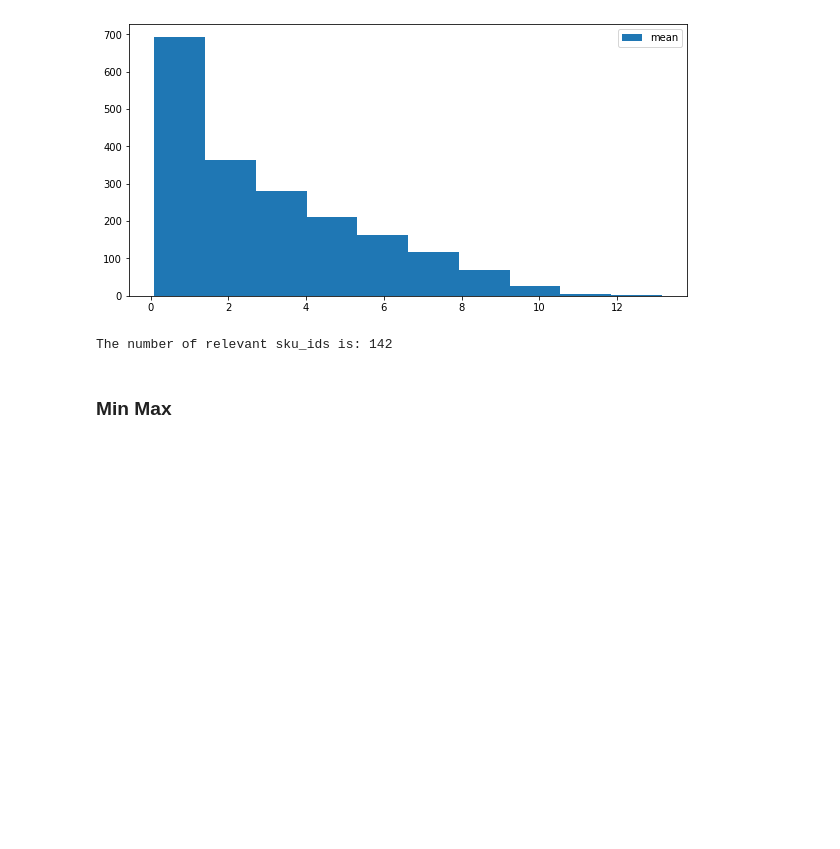
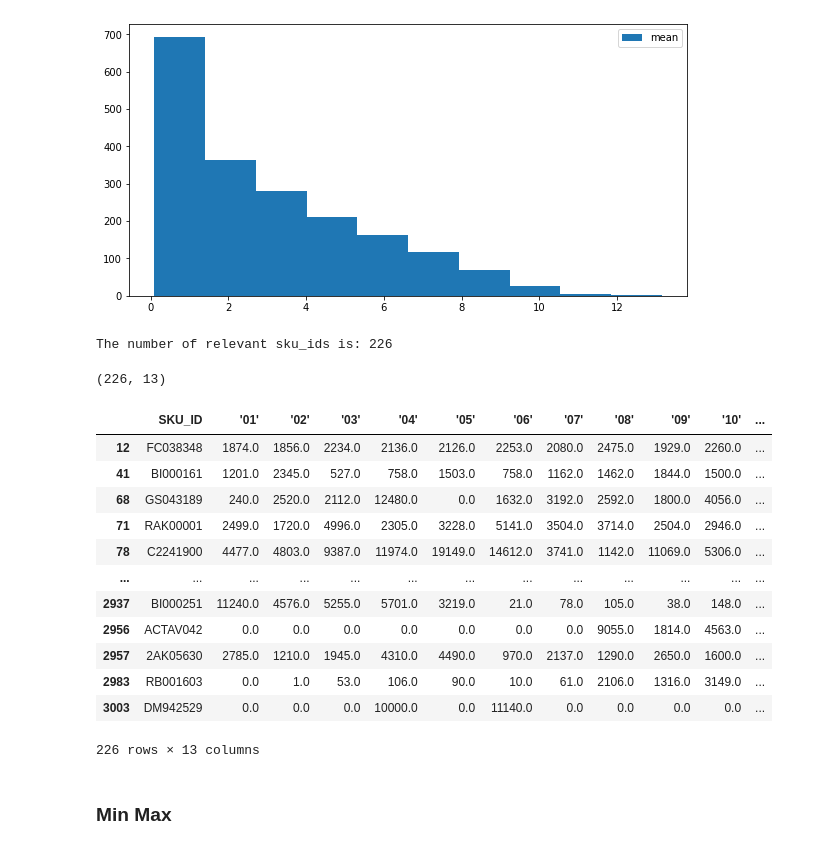
Before and after one commit to omeryefet/SLE2, a Jupyter notebook: MinMax.ipynb, the cells around one changed output. Cells and saved outputs as stored; diff of their text form; code cells hidden in the pictures; blank space fills up the shorter version.

```diff
--- a/MinMax.ipynb
+++ b/MinMax.ipynb
@@ -58,7 +58,7 @@ plt.plot(np.arange(len(demands_sum['cumsum_perc'])),demands_sum['cumsum_perc'])
 # plt.ylabel = 'Latitude'
 # plt.title('xlabels() function')
 plt.show()
-demands_sum['Up_To'] = demands_sum['cumsum_perc'] <= 70
+demands_sum['Up_To'] = demands_sum['cumsum_perc'] <= 80
 good_sku_ids = demands_sum[demands_sum['Up_To']]
 a_list_sku_ids = good_sku_ids['SKU_ID']
 print(f'Group A includes {len(list(a_list_sku_ids))} items')
@@ -90,4 +90,4 @@ lst2 = sku_ids_0to95 + sku_ids_over105
 relevant_sku_ids = list(set(lst1) & set(lst2)) # sku_ids of products that is not good (less or more)
 print(f'The number of relevant sku_ids is: {len(relevant_sku_ids)}')
 # %% [output]
-The number of relevant sku_ids is: 142
+The number of relevant sku_ids is: 226
@@ -96,3 +100,21 @@ demands = demands[demands['SKU_ID'].isin(relevant_sku_ids)]
+# %%
+print(demands.shape)
+demands
+# %% [output]
+(226, 13)
+|  | SKU_ID | '01' | '02' | '03' | '04' | '05' | '06' | '07' | '08' | '09' | '10' | ... |
+| 12 | FC038348 | 1874.0 | 1856.0 | 2234.0 | 2136.0 | 2126.0 | 2253.0 | 2080.0 | 2475.0 | 1929.0 | 2260.0 | ... |
+| 41 | BI000161 | 1201.0 | 2345.0 | 527.0 | 758.0 | 1503.0 | 758.0 | 1162.0 | 1462.0 | 1844.0 | 1500.0 | ... |
+| 68 | GS043189 | 240.0 | 2520.0 | 2112.0 | 12480.0 | 0.0 | 1632.0 | 3192.0 | 2592.0 | 1800.0 | 4056.0 | ... |
+| 71 | RAK00001 | 2499.0 | 1720.0 | 4996.0 | 2305.0 | 3228.0 | 5141.0 | 3504.0 | 3714.0 | 2504.0 | 2946.0 | ... |
+| 78 | C2241900 | 4477.0 | 4803.0 | 9387.0 | 11974.0 | 19149.0 | 14612.0 | 3741.0 | 1142.0 | 11069.0 | 5306.0 | ... |
+| ... | ... | ... | ... | ... | ... | ... | ... | ... | ... | ... | ... | ... |
+| 2937 | BI000251 | 11240.0 | 4576.0 | 5255.0 | 5701.0 | 3219.0 | 21.0 | 78.0 | 105.0 | 38.0 | 148.0 | ... |
+| 2956 | ACTAV042 | 0.0 | 0.0 | 0.0 | 0.0 | 0.0 | 0.0 | 0.0 | 9055.0 | 1814.0 | 4563.0 | ... |
+| 2957 | 2AK05630 | 2785.0 | 1210.0 | 1945.0 | 4310.0 | 4490.0 | 970.0 | 2137.0 | 1290.0 | 2650.0 | 1600.0 | ... |
+| 2983 | RB001603 | 0.0 | 1.0 | 53.0 | 106.0 | 90.0 | 10.0 | 61.0 | 2106.0 | 1316.0 | 3149.0 | ... |
+| 3003 | DM942529 | 0.0 | 0.0 | 0.0 | 10000.0 | 0.0 | 11140.0 | 0.0 | 0.0 | 0.0 | 0.0 | ... |
+226 rows × 13 columns
 # %% [markdown]
 ### Min Max
 # %%
```
Also changed, not shown: parts of 6 cells of this notebook.
